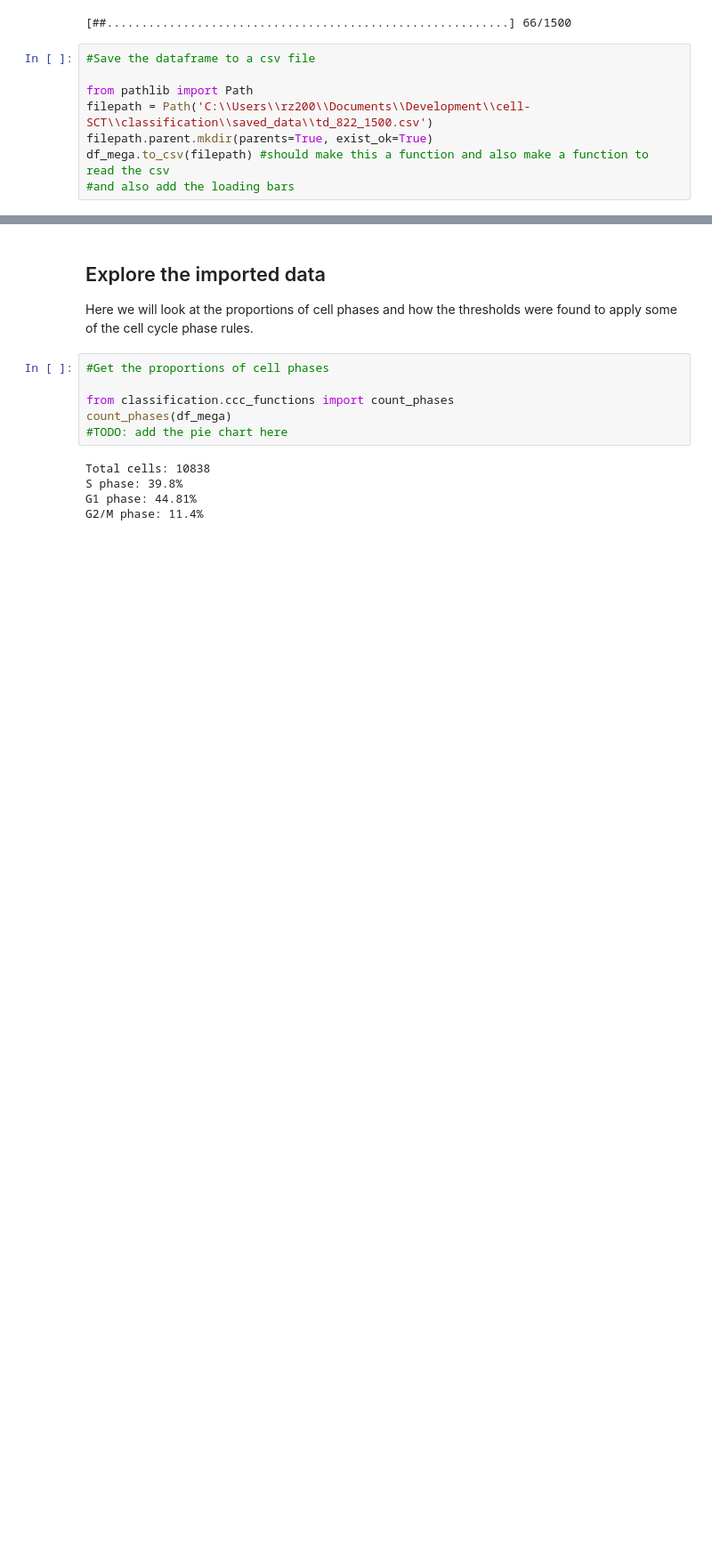
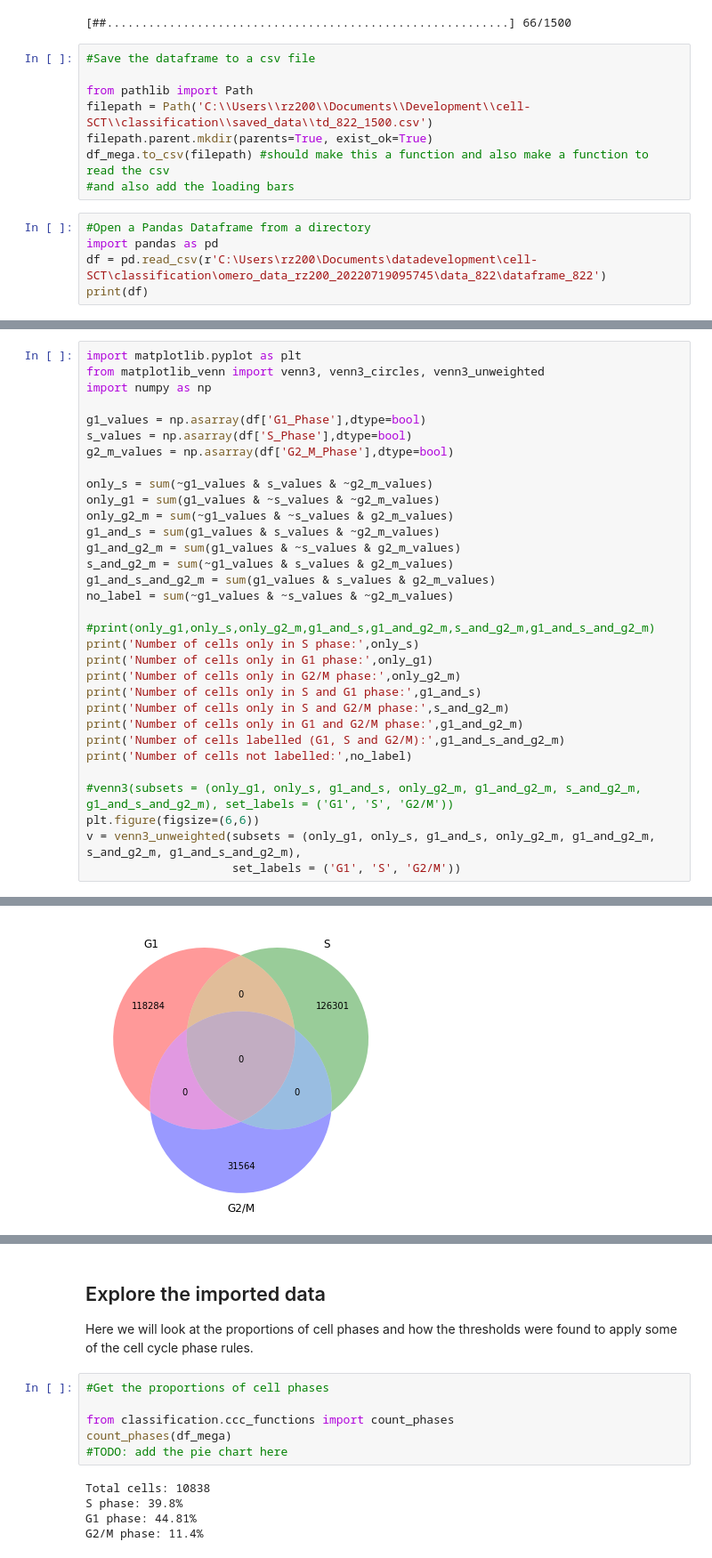
Before and after one commit to rzuberi/cell-SCT, a Jupyter notebook: classification/ccc_data_exploration.ipynb, the cells around one changed output, grey strips where cells are left out. Shown: that part at 89% size. Saved outputs shown, nothing was run; the diff lists cells and outputs as text; blank space fills up the shorter version.

```diff
--- a/classification/ccc_data_exploration.ipynb
+++ b/classification/ccc_data_exploration.ipynb
@@ -92,3 +115,8 @@ filepath = Path('C:\\Users\\rz200\\Documents\\Development\\cell-SCT\\classificat
 filepath.parent.mkdir(parents=True, exist_ok=True)
 df_mega.to_csv(filepath) #should make this a function and also make a function to read the csv
 #and also add the loading bars
+# %%
+#Open a Pandas Dataframe from a directory
+import pandas as pd
+df = pd.read_csv(r'C:\Users\rz200\Documents\datadevelopment\cell-SCT\classification\omero_data_rz200_20220719095745\data_822\dataframe_822')
+print(df)
@@ -94,0 +141,33 @@ df_mega.to_csv(filepath) #should make this a function and also make a function t
+# %%
+import matplotlib.pyplot as plt
+from matplotlib_venn import venn3, venn3_circles, venn3_unweighted
+import numpy as np
+
+g1_values = np.asarray(df['G1_Phase'],dtype=bool)
+s_values = np.asarray(df['S_Phase'],dtype=bool)
+g2_m_values = np.asarray(df['G2_M_Phase'],dtype=bool)
+
+only_s = sum(~g1_values & s_values & ~g2_m_values)
+only_g1 = sum(g1_values & ~s_values & ~g2_m_values)
+only_g2_m = sum(~g1_values & ~s_values & g2_m_values)
+g1_and_s = sum(g1_values & s_values & ~g2_m_values)
+g1_and_g2_m = sum(g1_values & ~s_values & g2_m_values)
+s_and_g2_m = sum(~g1_values & s_values & g2_m_values)
+g1_and_s_and_g2_m = sum(g1_values & s_values & g2_m_values)
+no_label = sum(~g1_values & ~s_values & ~g2_m_values)
+
+#print(only_g1,only_s,only_g2_m,g1_and_s,g1_and_g2_m,s_and_g2_m,g1_and_s_and_g2_m)
+print('Number of cells only in S phase:',only_s)
+print('Number of cells only in G1 phase:',only_g1)
+print('Number of cells only in G2/M phase:',only_g2_m)
+print('Number of cells only in S and G1 phase:',g1_and_s)
+print('Number of cells only in S and G2/M phase:',s_and_g2_m)
+print('Number of cells only in G1 and G2/M phase:',g1_and_g2_m)
+print('Number of cells labelled (G1, S and G2/M):',g1_and_s_and_g2_m)
+print('Number of cells not labelled:',no_label)
+
+#venn3(subsets = (only_g1, only_s, g1_and_s, only_g2_m, g1_and_g2_m, s_and_g2_m, g1_and_s_and_g2_m), set_labels = ('G1', 'S', 'G2/M'))
+plt.figure(figsize=(6,6))
+v = venn3_unweighted(subsets = (only_g1, only_s, g1_and_s, only_g2_m, g1_and_g2_m, s_and_g2_m, g1_and_s_and_g2_m),
+                     set_labels = ('G1', 'S', 'G2/M'))
+# %% [output]
@@ -94,0 +182 @@ df_mega.to_csv(filepath) #should make this a function and also make a function t
+[figure, added]
```
Also changed, not shown: parts of 7 cells of this notebook, 2 other files.
